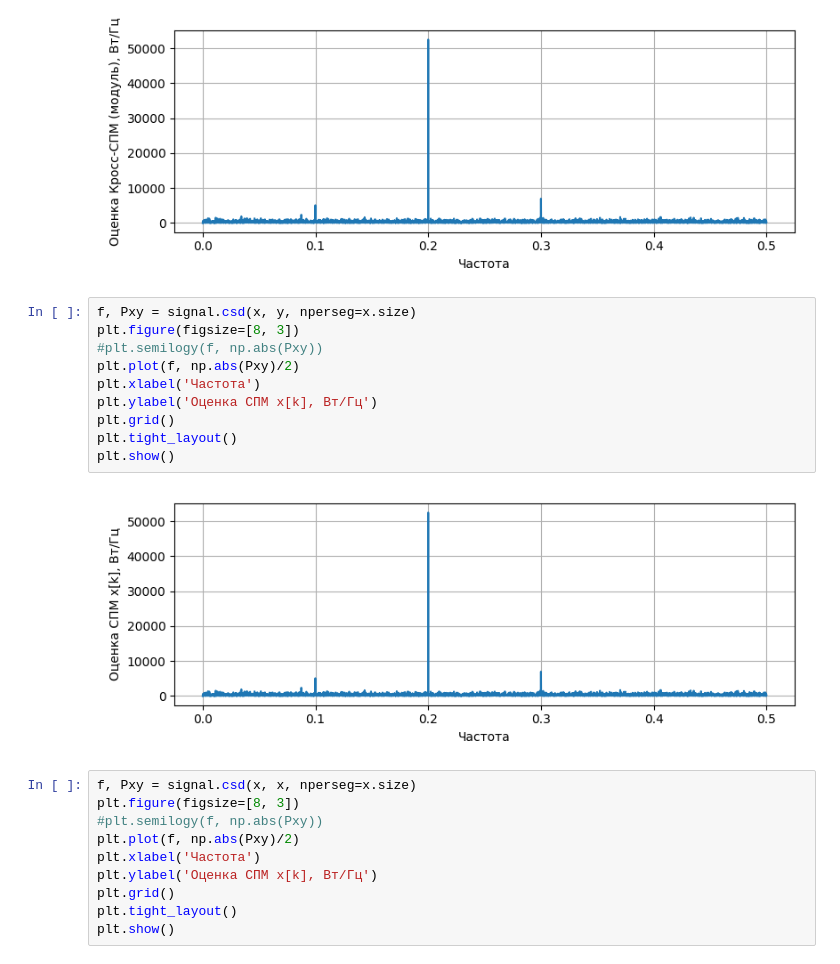
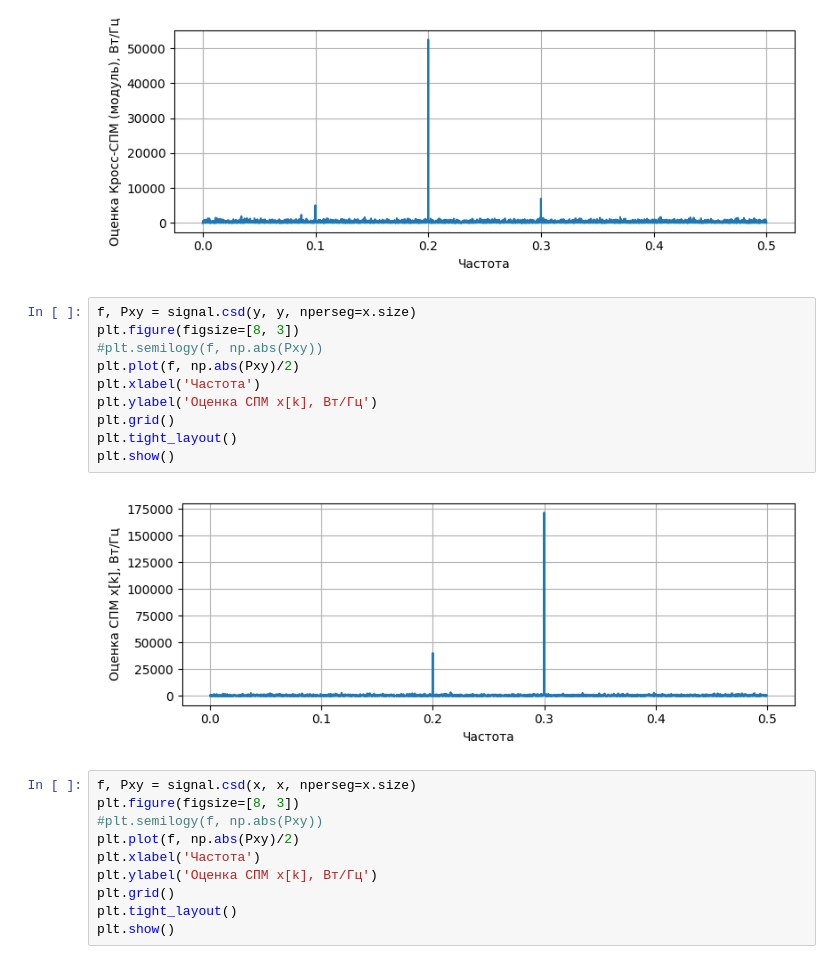
Before and after one commit to derzhavin3016/DSP-labs, a Jupyter notebook: lab5/dsp_lab5.ipynb, the cells around one changed output. Cells and saved outputs as stored; diff of their text form.

```diff
--- a/lab5/dsp_lab5.ipynb
+++ b/lab5/dsp_lab5.ipynb
@@ -414,17 +414,17 @@ plt.show()
 # %% [output]
 [figure]
 # %%
-f, Pxy = signal.csd(x, y, nperseg=x.size)
+f, Pxy = signal.csd(y, y, nperseg=x.size)
 plt.figure(figsize=[8, 3])
 #plt.semilogy(f, np.abs(Pxy))
 plt.plot(f, np.abs(Pxy)/2)
 plt.xlabel('Частота')
 plt.ylabel('Оценка СПМ x[k], Bт/Гц')
 plt.grid()
 plt.tight_layout()
 plt.show()
 # %% [output]
-[figure, old version]
+[figure, new version]
 # %%
 f, Pxy = signal.csd(x, x, nperseg=x.size)
 plt.figure(figsize=[8, 3])
```
